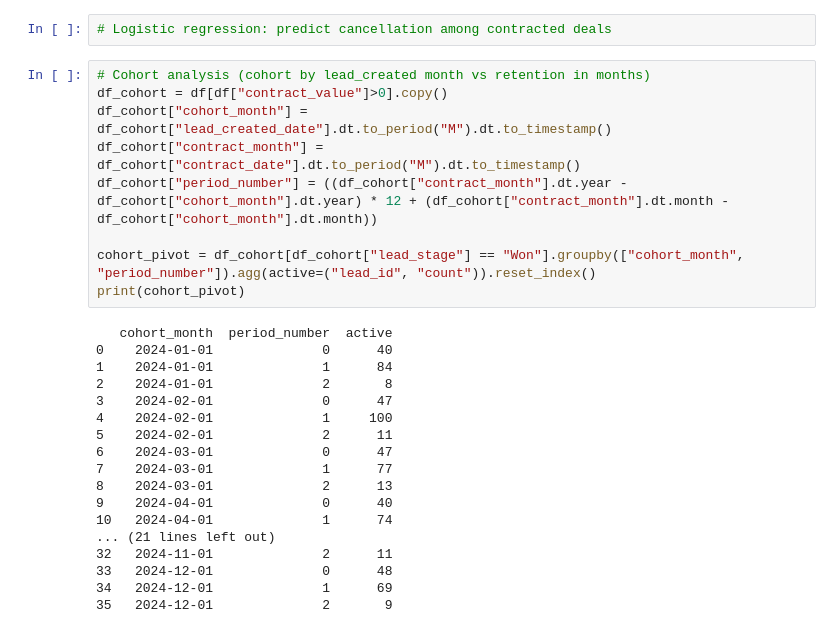
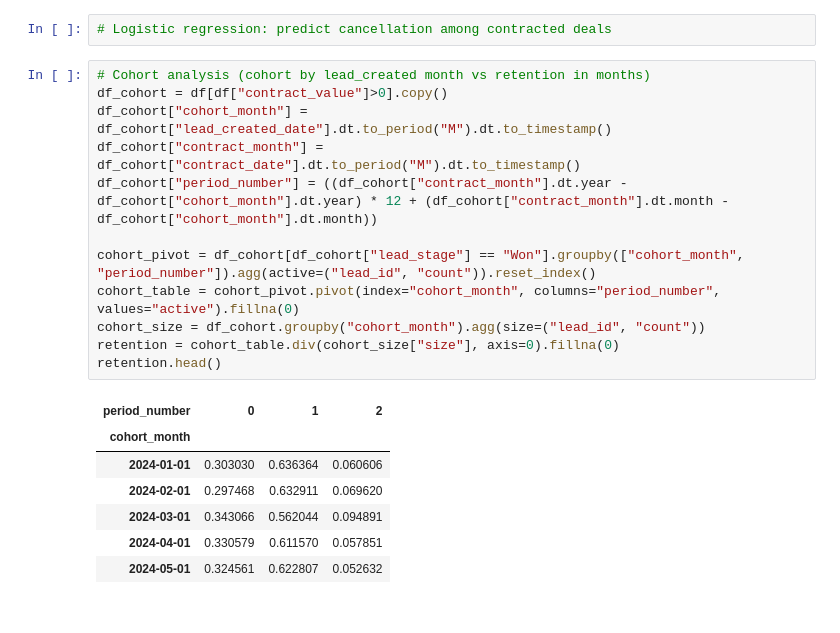
Before and after one commit to noahnoahnoahtran/EDA, a Jupyter notebook: 12_education_revenue/analysis.ipynb, the cells around one changed output. Cells and saved outputs as stored; diff of their text form.

```diff
--- a/12_education_revenue/analysis.ipynb
+++ b/12_education_revenue/analysis.ipynb
@@ -257,27 +257,20 @@ Overall churn rate: 84.80%
 # %%
 # Cohort analysis (cohort by lead_created month vs retention in months)
 df_cohort = df[df["contract_value"]>0].copy()
 df_cohort["cohort_month"] = df_cohort["lead_created_date"].dt.to_period("M").dt.to_timestamp()
 df_cohort["contract_month"] = df_cohort["contract_date"].dt.to_period("M").dt.to_timestamp()
 df_cohort["period_number"] = ((df_cohort["contract_month"].dt.year - df_cohort["cohort_month"].dt.year) * 12 + (df_cohort["contract_month"].dt.month - df_cohort["cohort_month"].dt.month))
 
 cohort_pivot = df_cohort[df_cohort["lead_stage"] == "Won"].groupby(["cohort_month", "period_number"]).agg(active=("lead_id", "count")).reset_index()
-print(cohort_pivot)
+cohort_table = cohort_pivot.pivot(index="cohort_month", columns="period_number", values="active").fillna(0)
+cohort_size = df_cohort.groupby("cohort_month").agg(size=("lead_id", "count"))
+retention = cohort_table.div(cohort_size["size"], axis=0).fillna(0)
+retention.head()
 # %% [output]
-   cohort_month  period_number  active
-0    2024-01-01              0      40
-1    2024-01-01              1      84
-2    2024-01-01              2       8
-3    2024-02-01              0      47
-4    2024-02-01              1     100
-5    2024-02-01              2      11
-6    2024-03-01              0      47
-7    2024-03-01              1      77
-8    2024-03-01              2      13
-9    2024-04-01              0      40
-10   2024-04-01              1      74
-... (21 lines left out)
-32   2024-11-01              2      11
-33   2024-12-01              0      48
-34   2024-12-01              1      69
-35   2024-12-01              2       9
+| period_number | 0 | 1 | 2 |
+| cohort_month |  |  |  |
+| 2024-01-01 | 0.303030 | 0.636364 | 0.060606 |
+| 2024-02-01 | 0.297468 | 0.632911 | 0.069620 |
+| 2024-03-01 | 0.343066 | 0.562044 | 0.094891 |
+| 2024-04-01 | 0.330579 | 0.611570 | 0.057851 |
+| 2024-05-01 | 0.324561 | 0.622807 | 0.052632 |
```
